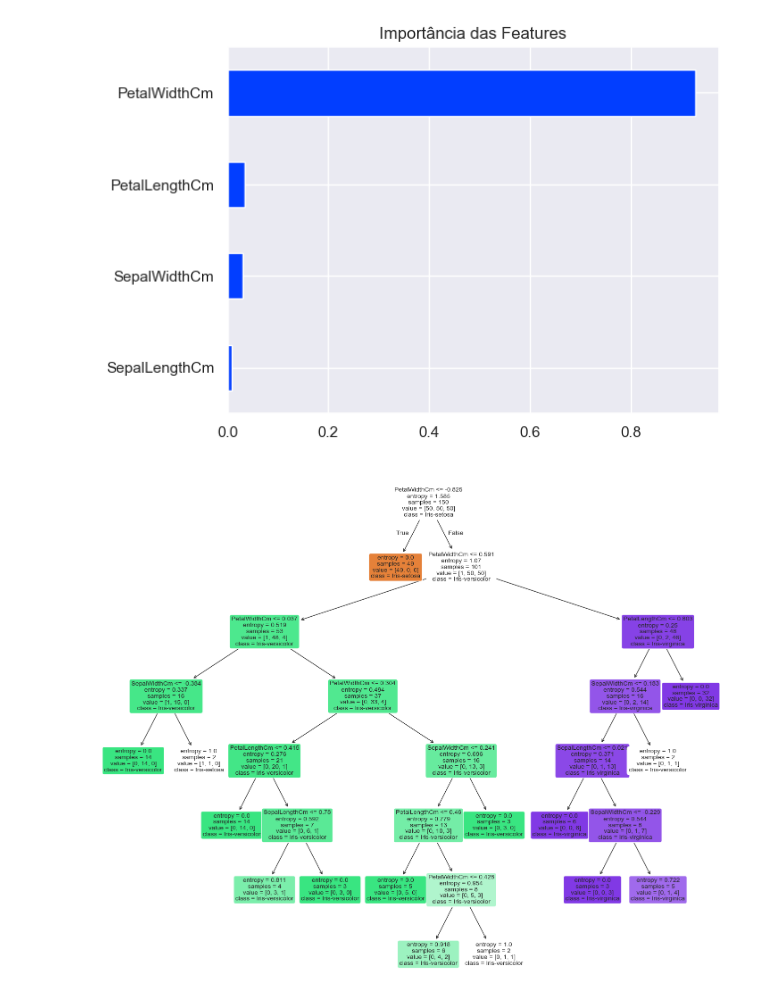
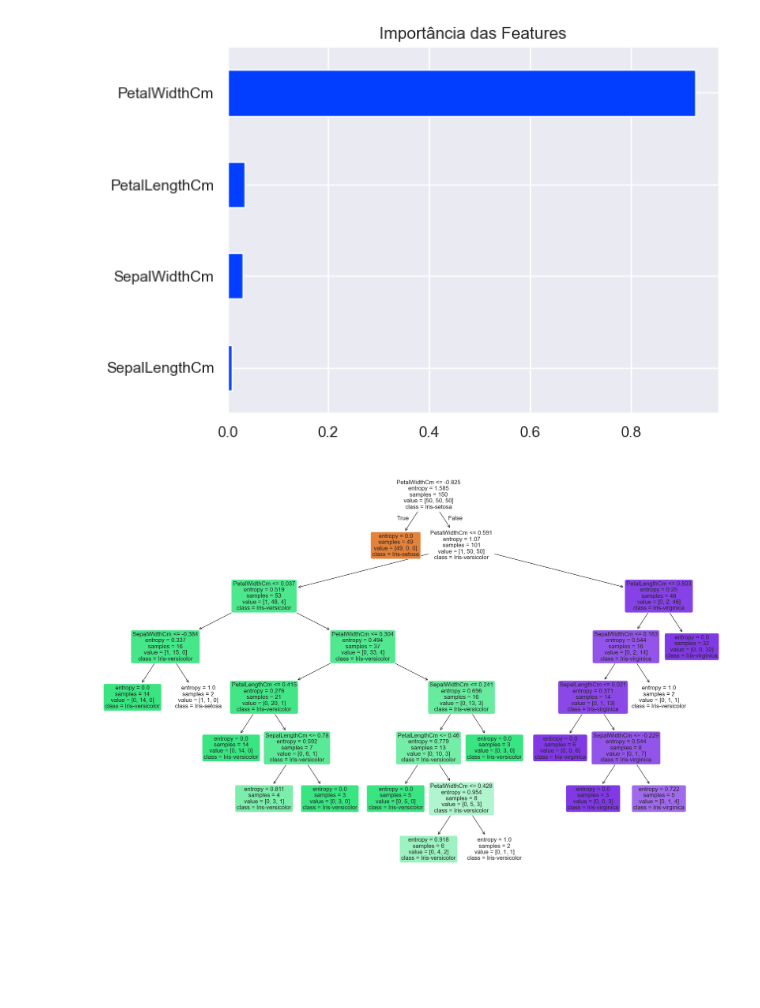
Before and after one commit to djgabriel93/Iris_Species, a Jupyter notebook: notebooks/02_gd_comparacao_Trees.ipynb, the cells around one changed output. Cells and saved outputs as stored; diff of their text form; code cells hidden in the pictures; blank space fills up the shorter version.

```diff
--- a/notebooks/02_gd_comparacao_Trees.ipynb
+++ b/notebooks/02_gd_comparacao_Trees.ipynb
@@ -307,15 +307,15 @@ pd.Series(
 [figure]
 # %%
 #Vizualizando a Árvore de decisão
-plt.figure(figsize=(18, 15))
+plt.figure(figsize=(23, 15))
 plot_tree(
     grid_search.best_estimator_["clf"],
     feature_names=X.columns,
     class_names=le.classes_,
     filled=True,
     rounded=True,
-    fontsize=10);
+    fontsize=12);
 
 plt.show()
 # %% [output]
-[figure, old version]
+[figure, new version]
```
Also changed, not shown: parts of 3 cells of this notebook, 4 other files.
